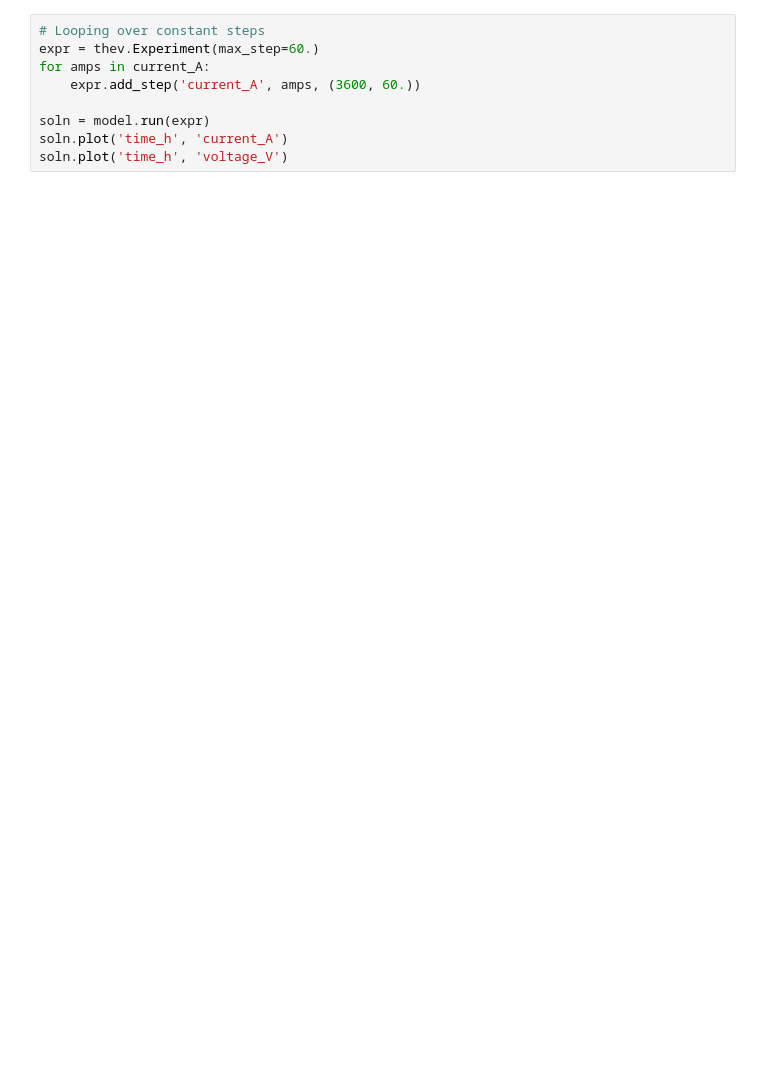
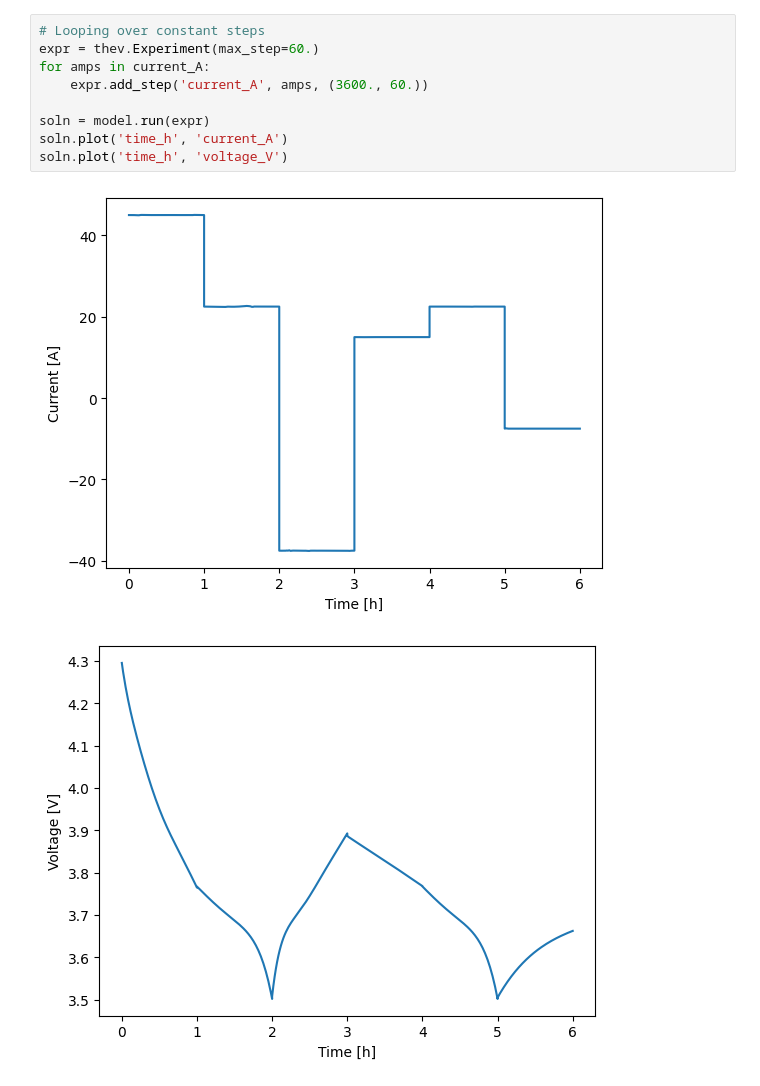
Before and after one commit to ROVI-org/thevenin, a Jupyter notebook: docs/source/examples/step_functions.ipynb, the cells around one changed output. Saved outputs shown, nothing was run; the diff lists cells and outputs as text; blank space fills up the shorter version.

```diff
--- a/docs/source/examples/step_functions.ipynb
+++ b/docs/source/examples/step_functions.ipynb
@@ -46,12 +49,15 @@ A better approach for modeling constant-step experiments, rather than using inte
 # %%
 # Looping over constant steps
 expr = thev.Experiment(max_step=60.)
 for amps in current_A:
-    expr.add_step('current_A', amps, (3600, 60.))
+    expr.add_step('current_A', amps, (3600., 60.))
 
 soln = model.run(expr)
 soln.plot('time_h', 'current_A')
 soln.plot('time_h', 'voltage_V')
+# %% [output]
+[figure, added]
+[figure, added]
 # %% [markdown]
 This loop-based method significantly improves the accuracy of the results in this case. You can see how different the two voltage profiles are when the load profile is applied correctly, instead of using interpolation. This loop-based approach offers the most flexibility and is recommended when users need precise control over each step. For example, using the `add_step` method allows you to add different limits to each step, which can be incorporated into the loop. This level of control is not always possible with other methods.
 
```
Also changed, not shown: parts of 6 cells of this notebook, 3 other files.
